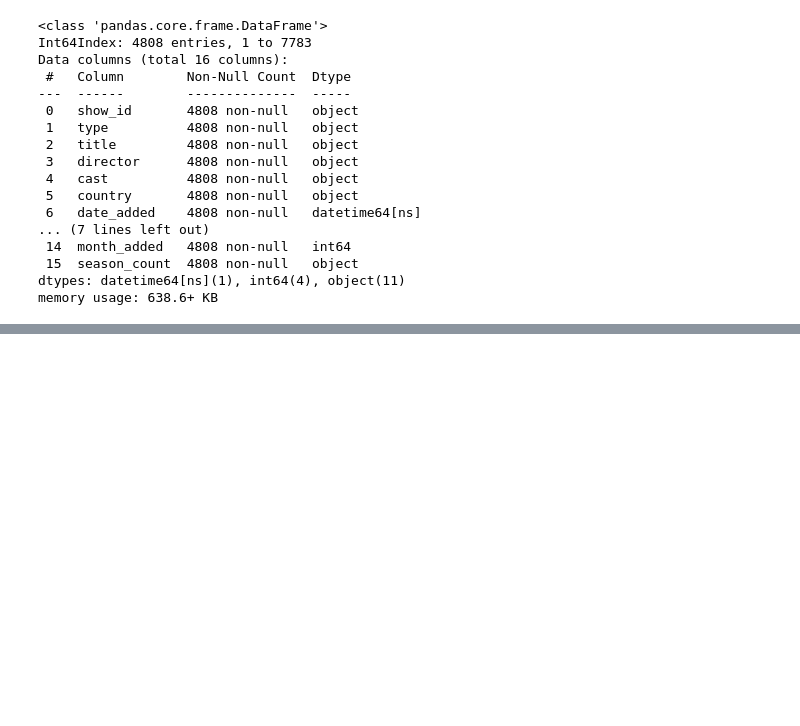
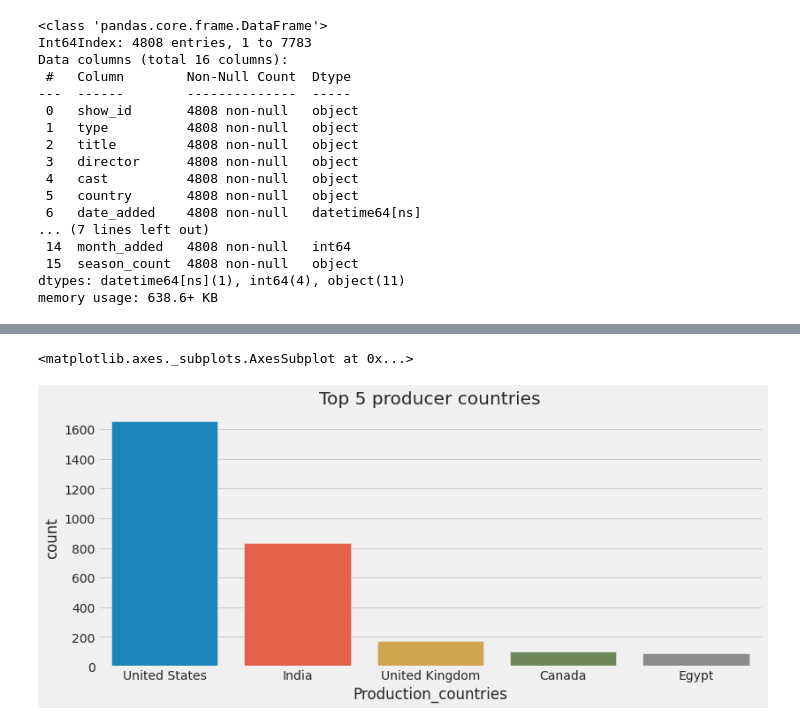
Before and after one commit to Sara19598/Clustering-Analysis-on-Movies-TV-shows-Unsupervised-ML, a Jupyter notebook: NETFLIX_MOVIES_AND_TV_SHOWS_CLUSTERING.ipynb, the cells around one changed output, grey strips where cells are left out. Cells and saved outputs as stored; diff of their text form; code cells hidden in the pictures; blank space fills up the shorter version.

```diff
--- a/NETFLIX_MOVIES_AND_TV_SHOWS_CLUSTERING.ipynb
+++ b/NETFLIX_MOVIES_AND_TV_SHOWS_CLUSTERING.ipynb
@@ -253,0 +294,5 @@ memory usage: 638.6+ KB
+# %%
+country= nf['country'].value_counts().reset_index()
+country.rename(columns={'index' : 'Production_countries'}, inplace= True)
+country.rename(columns={'country' : 'count'}, inplace= True)
+country.head()
@@ -253,0 +306,7 @@ memory usage: 638.6+ KB
+# %%
+plt.figure(figsize=(12,5))
+plt.title('Top 5 producer countries')
+sns.barplot(x='Production_countries',y= 'count', data= country[:5])
+# %% [output]
+<matplotlib.axes._subplots.AxesSubplot at 0x...>
+[figure, added]
```
Also changed, not shown: parts of 20 cells of this notebook.
